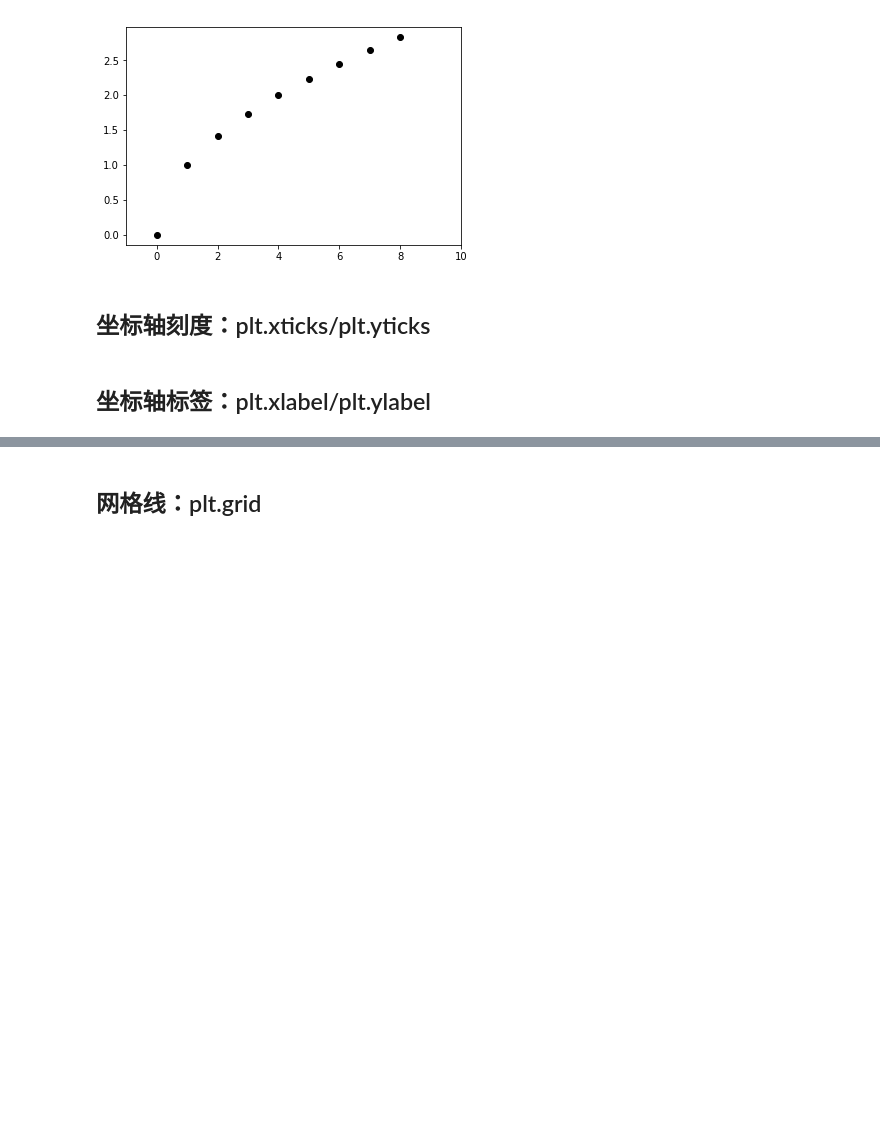
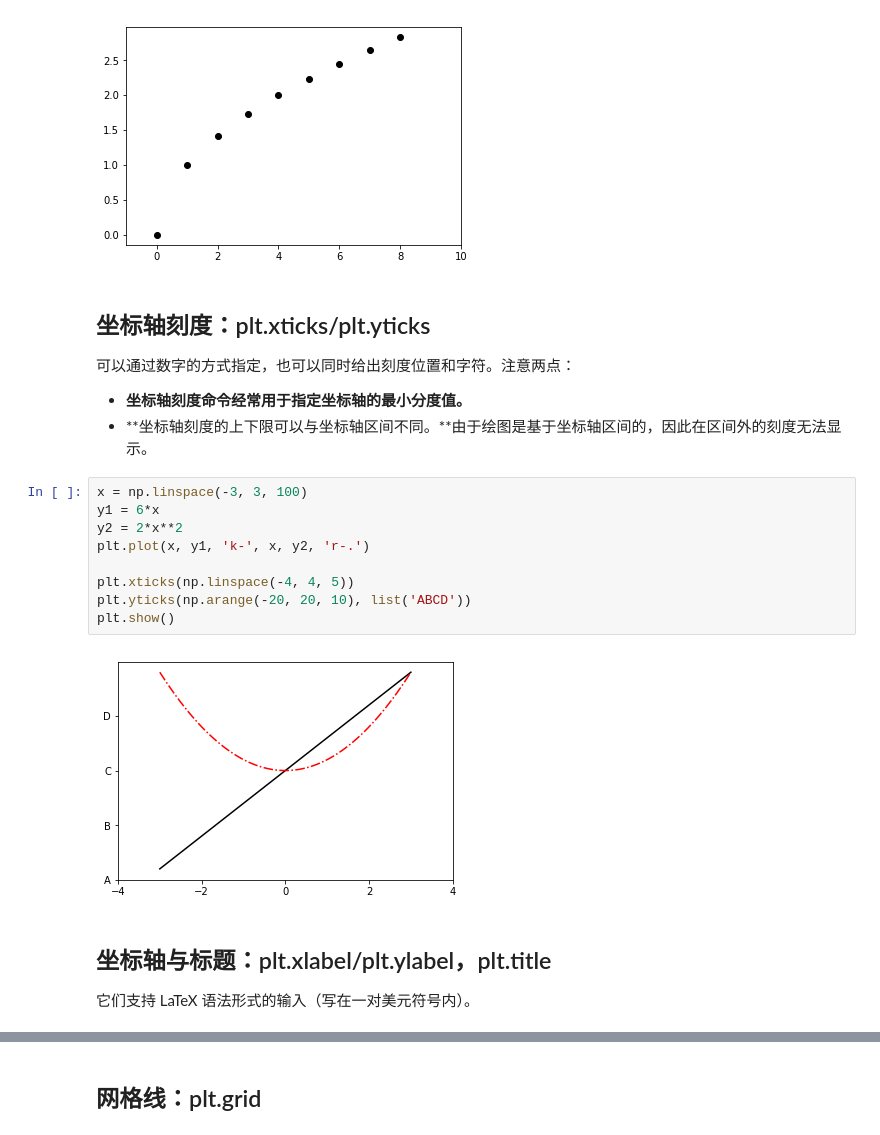
Before and after one commit to wklchris/Note-by-Jupyter, a Jupyter notebook: Python/Matplotlib.ipynb, the cells around one changed output, grey strips where cells are left out. Saved outputs shown, nothing was run; the diff lists cells and outputs as text; blank space fills up the shorter version.

```diff
--- a/Python/Matplotlib.ipynb
+++ b/Python/Matplotlib.ipynb
@@ -147,5 +156,23 @@ plt.show()
 [figure]
 # %% [markdown]
 ## 坐标轴刻度：plt.xticks/plt.yticks
+
+可以通过数字的方式指定，也可以同时给出刻度位置和字符。注意两点：
+
+- **坐标轴刻度命令经常用于指定坐标轴的最小分度值。**
+- **坐标轴刻度的上下限可以与坐标轴区间不同。**由于绘图是基于坐标轴区间的，因此在区间外的刻度无法显示。
+# %%
+x = np.linspace(-3, 3, 100)
+y1 = 6*x
+y2 = 2*x**2
+plt.plot(x, y1, 'k-', x, y2, 'r-.')
+
+plt.xticks(np.linspace(-4, 4, 5))
+plt.yticks(np.arange(-20, 20, 10), list('ABCD'))
+plt.show()
+# %% [output]
+[figure, added]
 # %% [markdown]
-## 坐标轴标签：plt.xlabel/plt.ylabel
+## 坐标轴与标题：plt.xlabel/plt.ylabel，plt.title
+
+它们支持 LaTeX 语法形式的输入（写在一对美元符号内）。
```
Also changed, not shown: parts of 21 cells of this notebook.
